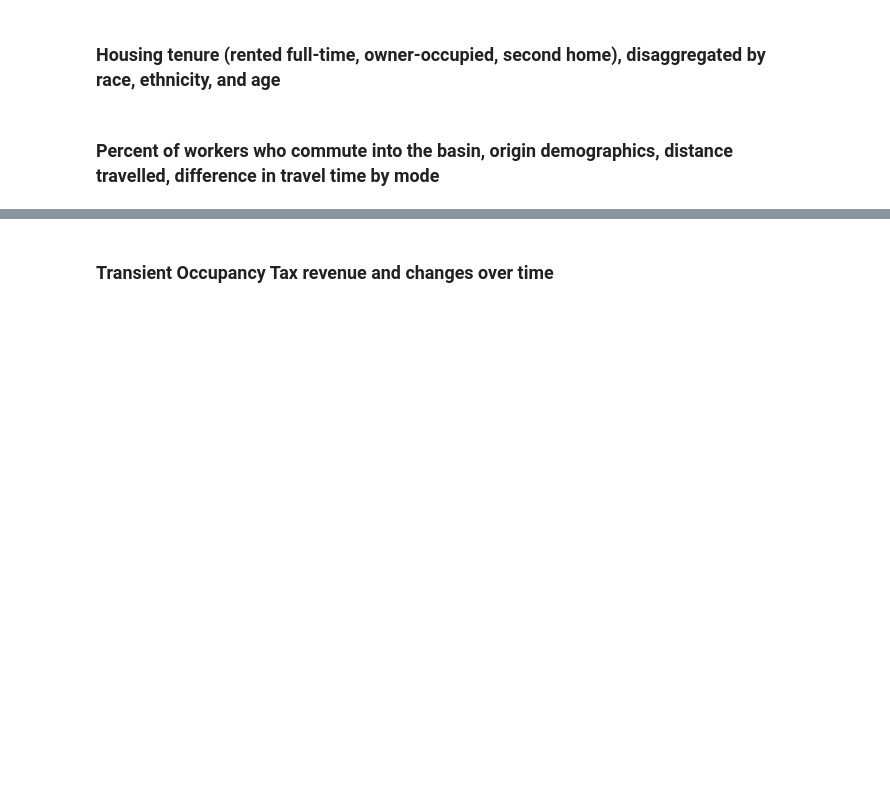
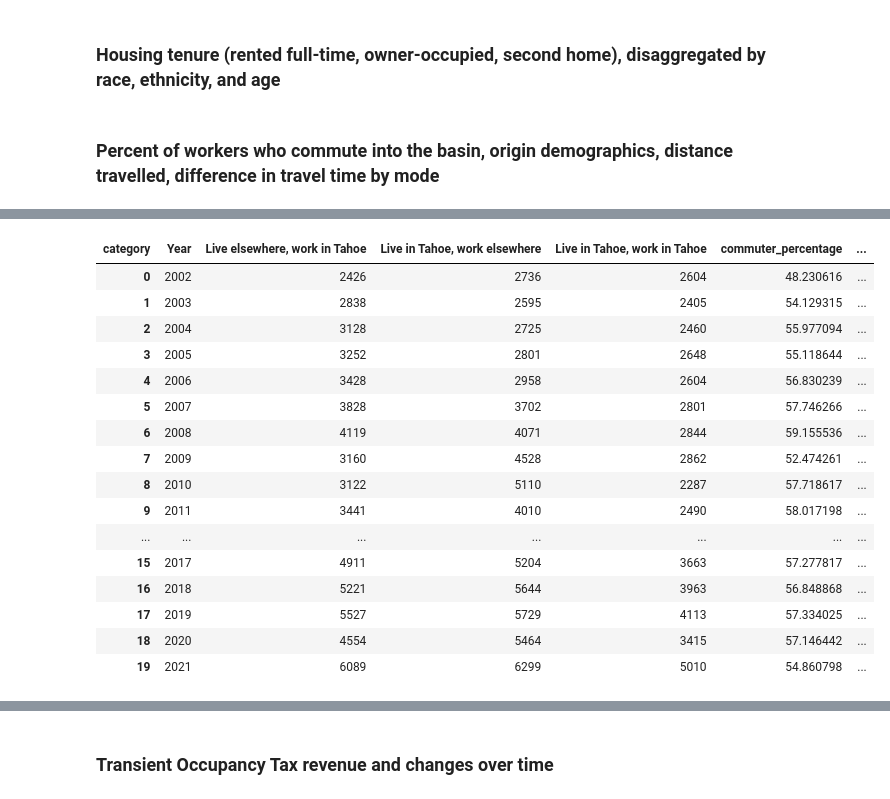
Before and after one commit to trpa-agency/ClimateResilienceDashboard, a Jupyter notebook: data_engineering.ipynb, the cells around one changed output, grey strips where cells are left out. Saved outputs shown, nothing was run; the diff lists cells and outputs as text; code cells hidden in the pictures; blank space fills up the shorter version.

```diff
--- a/data_engineering.ipynb
+++ b/data_engineering.ipynb
@@ -1970,3 +2029,7 @@ censusTable = "https://maps.trpa.org/server/rest/services/LTinfo_Climate_Resilie
 censusTable = "https://maps.trpa.org/server/rest/services/LTinfo_Climate_Resilience_Dashboard/MapServer/128"
 # %% [markdown]
 ### Percent of workers who commute into the basin, origin demographics, distance travelled, difference in travel time by mode
+# %%
+from social_systems import *
+df = get_data_commute_patterns()
+df.info()
@@ -1972,0 +2049,18 @@ censusTable = "https://maps.trpa.org/server/rest/services/LTinfo_Climate_Resilie
+# %%
+from utils import get_fs_data
+data = get_fs_data(
+    "https://maps.trpa.org/server/rest/services/LTinfo_Climate_Resilience_Dashboard/MapServer/141"
+)
+grouped_df = data.groupby(["Year", "category"], as_index=False).agg({"S000": "sum"})
+processed_df = grouped_df.pivot(index="Year", columns="category", values="S000").reset_index()
+processed_df["commuter_percentage"] = (
+    processed_df["Live elsewhere, work in Tahoe"]
+    / (
+        processed_df["Live elsewhere, work in Tahoe"]
+        + processed_df["Live in Tahoe, work in Tahoe"]
+    )
+    * 100
+)
+processed_df.info()
+
+# group b
@@ -1972,0 +2164,20 @@ censusTable = "https://maps.trpa.org/server/rest/services/LTinfo_Climate_Resilie
+# %%
+processed_df
+# %% [output]
+| category | Year | Live elsewhere, work in Tahoe | Live in Tahoe, work elsewhere | Live in Tahoe, work in Tahoe | commuter_percentage | ... |
+| 0 | 2002 | 2426 | 2736 | 2604 | 48.230616 | ... |
+| 1 | 2003 | 2838 | 2595 | 2405 | 54.129315 | ... |
+| 2 | 2004 | 3128 | 2725 | 2460 | 55.977094 | ... |
+| 3 | 2005 | 3252 | 2801 | 2648 | 55.118644 | ... |
+| 4 | 2006 | 3428 | 2958 | 2604 | 56.830239 | ... |
+| 5 | 2007 | 3828 | 3702 | 2801 | 57.746266 | ... |
+| 6 | 2008 | 4119 | 4071 | 2844 | 59.155536 | ... |
+| 7 | 2009 | 3160 | 4528 | 2862 | 52.474261 | ... |
+| 8 | 2010 | 3122 | 5110 | 2287 | 57.718617 | ... |
+| 9 | 2011 | 3441 | 4010 | 2490 | 58.017198 | ... |
+| ... | ... | ... | ... | ... | ... | ... |
+| 15 | 2017 | 4911 | 5204 | 3663 | 57.277817 | ... |
+| 16 | 2018 | 5221 | 5644 | 3963 | 56.848868 | ... |
+| 17 | 2019 | 5527 | 5729 | 4113 | 57.334025 | ... |
+| 18 | 2020 | 4554 | 5464 | 3415 | 57.146442 | ... |
+| 19 | 2021 | 6089 | 6299 | 5010 | 54.860798 | ... |
```
Also changed, not shown: parts of 10 cells of this notebook, 21 other files.
